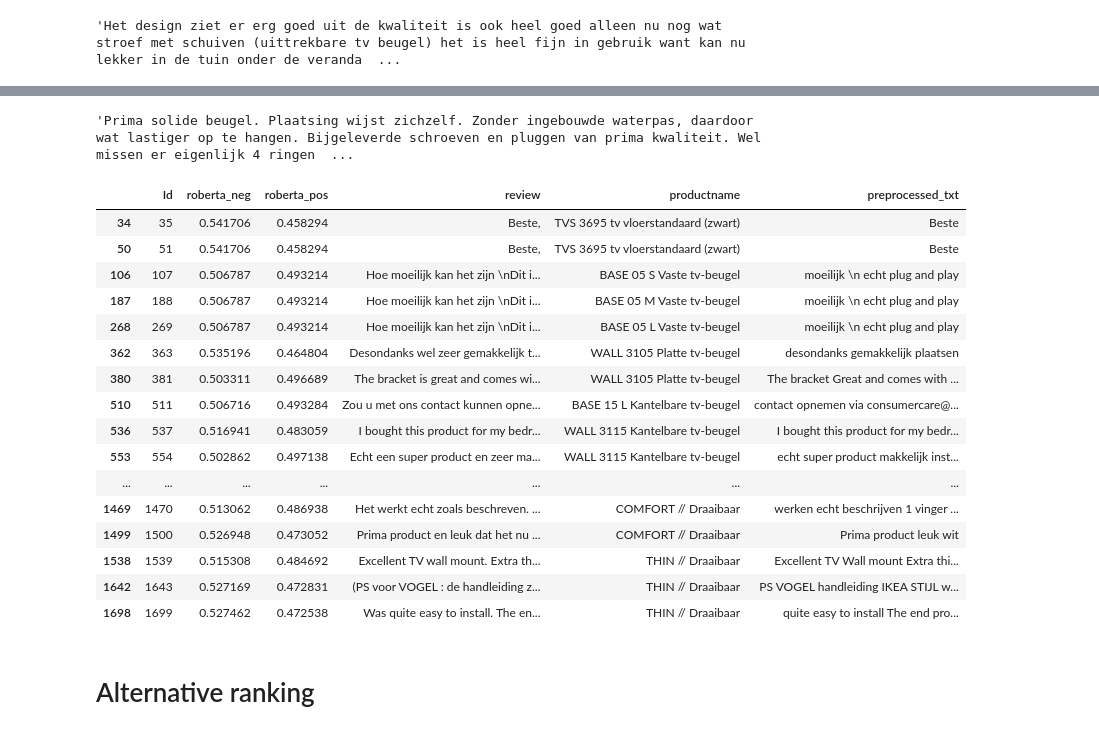
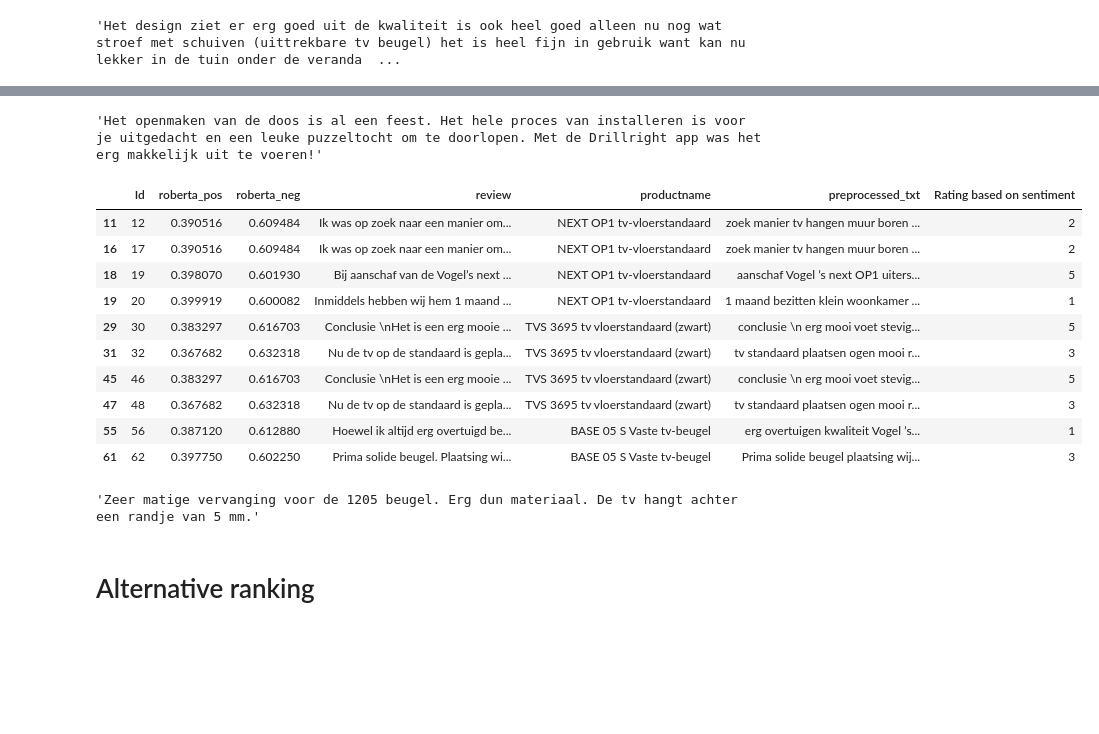
Before and after one commit to wakizasher/NLP, a Jupyter notebook: Vogel_review_EDA.ipynb, the cells around one changed output, grey strips where cells are left out. Saved outputs shown, nothing was run; the diff lists cells and outputs as text; code cells hidden in the pictures; blank space fills up the shorter version.

```diff
--- a/Vogel_review_EDA.ipynb
+++ b/Vogel_review_EDA.ipynb
@@ -274,8 +274,8 @@ output = model(**encoded_text)
 scores = output[0][0].detach().numpy()
 scores = softmax(scores)
 scores_dict = {
-    'roberta_neg' : scores[0],
-    'roberta_pos' : scores[1]
+    'roberta_pos' : scores[0],
+    'roberta_neg' : scores[1]
 }
 print(scores_dict)
 # %% [output]
@@ -287,8 +287,8 @@ def polarity_scores_roberta(example):
     scores = output[0][0].detach().numpy()
     scores = softmax(scores)
     scores_dict = {
-      'roberta_neg' : scores[0],
-      'roberta_pos' : scores[1]
+      'roberta_pos' : scores[0],
+      'roberta_neg' : scores[1]
     }
     return scores_dict
 # %%
@@ -362,28 +360,26 @@ result_df
 # %%
-positive_result_df['review'].iloc[11]
+positive_result_df['review'].iloc[34]
 # %% [output]
-'Prima solide beugel. Plaatsing wijst zichzelf. Zonder ingebouwde waterpas, daardoor wat lastiger op te hangen. Bijgeleverde schroeven en pluggen van prima kwaliteit. Wel missen er eigenlijk 4 ringen  ...
+'Het openmaken van de doos is al een feest. Het hele proces van installeren is voor je uitgedacht en een leuke puzzeltocht om te doorlopen. Met de Drillright app was het erg makkelijk uit te voeren!'
 # %%
-negative_result_df = roberta.loc[roberta['roberta_pos'] < 0.50]
-negative_result_df
+negative_result_df = roberta.loc[roberta['roberta_pos'] < 0.40]
+negative_result_df.head(10)
 # %% [output]
-|  | Id | roberta_neg | roberta_pos | review | productname | preprocessed_txt |
-| 34 | 35 | 0.541706 | 0.458294 | Beste, | TVS 3695 tv vloerstandaard (zwart) | Beste |
-| 50 | 51 | 0.541706 | 0.458294 | Beste, | TVS 3695 tv vloerstandaard (zwart) | Beste |
-| 106 | 107 | 0.506787 | 0.493214 | Hoe moeilijk kan het zijn \nDit i... | BASE 05 S Vaste tv-beugel | moeilijk \n echt plug and play |
-| 187 | 188 | 0.506787 | 0.493214 | Hoe moeilijk kan het zijn \nDit i... | BASE 05 M Vaste tv-beugel | moeilijk \n echt plug and play |
-| 268 | 269 | 0.506787 | 0.493214 | Hoe moeilijk kan het zijn \nDit i... | BASE 05 L Vaste tv-beugel | moeilijk \n echt plug and play |
-| 362 | 363 | 0.535196 | 0.464804 | Desondanks wel zeer gemakkelijk t... | WALL 3105 Platte tv-beugel | desondanks gemakkelijk plaatsen |
-| 380 | 381 | 0.503311 | 0.496689 | The bracket is great and comes wi... | WALL 3105 Platte tv-beugel | The bracket Great and comes with ... |
-| 510 | 511 | 0.506716 | 0.493284 | Zou u met ons contact kunnen opne... | BASE 15 L Kantelbare tv-beugel | contact opnemen via consumercare@... |
-| 536 | 537 | 0.516941 | 0.483059 | I bought this product for my bedr... | WALL 3115 Kantelbare tv-beugel | I bought this product for my bedr... |
-| 553 | 554 | 0.502862 | 0.497138 | Echt een super product en zeer ma... | WALL 3115 Kantelbare tv-beugel | echt super product makkelijk inst... |
-| ... | ... | ... | ... | ... | ... | ... |
-| 1469 | 1470 | 0.513062 | 0.486938 | Het werkt echt zoals beschreven. ... | COMFORT // Draaibaar | werken echt beschrijven 1 vinger ... |
-| 1499 | 1500 | 0.526948 | 0.473052 | Prima product en leuk dat het nu ... | COMFORT // Draaibaar | Prima product leuk wit |
-| 1538 | 1539 | 0.515308 | 0.484692 | Excellent TV wall mount. Extra th... | THIN // Draaibaar | Excellent TV Wall mount Extra thi... |
-| 1642 | 1643 | 0.527169 | 0.472831 | (PS voor VOGEL : de handleiding z... | THIN // Draaibaar | PS VOGEL handleiding IKEA STIJL w... |
-| 1698 | 1699 | 0.527462 | 0.472538 | Was quite easy to install. The en... | THIN // Draaibaar | quite easy to install The end pro... |
+|  | Id | roberta_pos | roberta_neg | review | productname | preprocessed_txt | Rating based on sentiment |
+| 11 | 12 | 0.390516 | 0.609484 | Ik was op zoek naar een manier om... | NEXT OP1 tv-vloerstandaard | zoek manier tv hangen muur boren ... | 2 |
+| 16 | 17 | 0.390516 | 0.609484 | Ik was op zoek naar een manier om... | NEXT OP1 tv-vloerstandaard | zoek manier tv hangen muur boren ... | 2 |
+| 18 | 19 | 0.398070 | 0.601930 | Bij aanschaf van de Vogel’s next ... | NEXT OP1 tv-vloerstandaard | aanschaf Vogel ’s next OP1 uiters... | 5 |
+| 19 | 20 | 0.399919 | 0.600082 | Inmiddels hebben wij hem 1 maand ... | NEXT OP1 tv-vloerstandaard | 1 maand bezitten klein woonkamer ... | 1 |
+| 29 | 30 | 0.383297 | 0.616703 | Conclusie \nHet is een erg mooie ... | TVS 3695 tv vloerstandaard (zwart) | conclusie \n erg mooi voet stevig... | 5 |
+| 31 | 32 | 0.367682 | 0.632318 | Nu de tv op de standaard is gepla... | TVS 3695 tv vloerstandaard (zwart) | tv standaard plaatsen ogen mooi r... | 3 |
+| 45 | 46 | 0.383297 | 0.616703 | Conclusie \nHet is een erg mooie ... | TVS 3695 tv vloerstandaard (zwart) | conclusie \n erg mooi voet stevig... | 5 |
+| 47 | 48 | 0.367682 | 0.632318 | Nu de tv op de standaard is gepla... | TVS 3695 tv vloerstandaard (zwart) | tv standaard plaatsen ogen mooi r... | 3 |
+| 55 | 56 | 0.387120 | 0.612880 | Hoewel ik altijd erg overtuigd be... | BASE 05 S Vaste tv-beugel | erg overtuigen kwaliteit Vogel ’s... | 1 |
+| 61 | 62 | 0.397750 | 0.602250 | Prima solide beugel. Plaatsing wi... | BASE 05 S Vaste tv-beugel | Prima solide beugel plaatsing wij... | 3 |
+# %%
+negative_result_df['review'].iloc[31]
+# %% [output]
+'Zeer matige vervanging voor de 1205 beugel. Erg dun materiaal. De tv hangt achter een randje van 5 mm.'
 # %% [markdown]
 # Alternative ranking
 # %%
```
Also changed, not shown: parts of 8 cells of this notebook.
